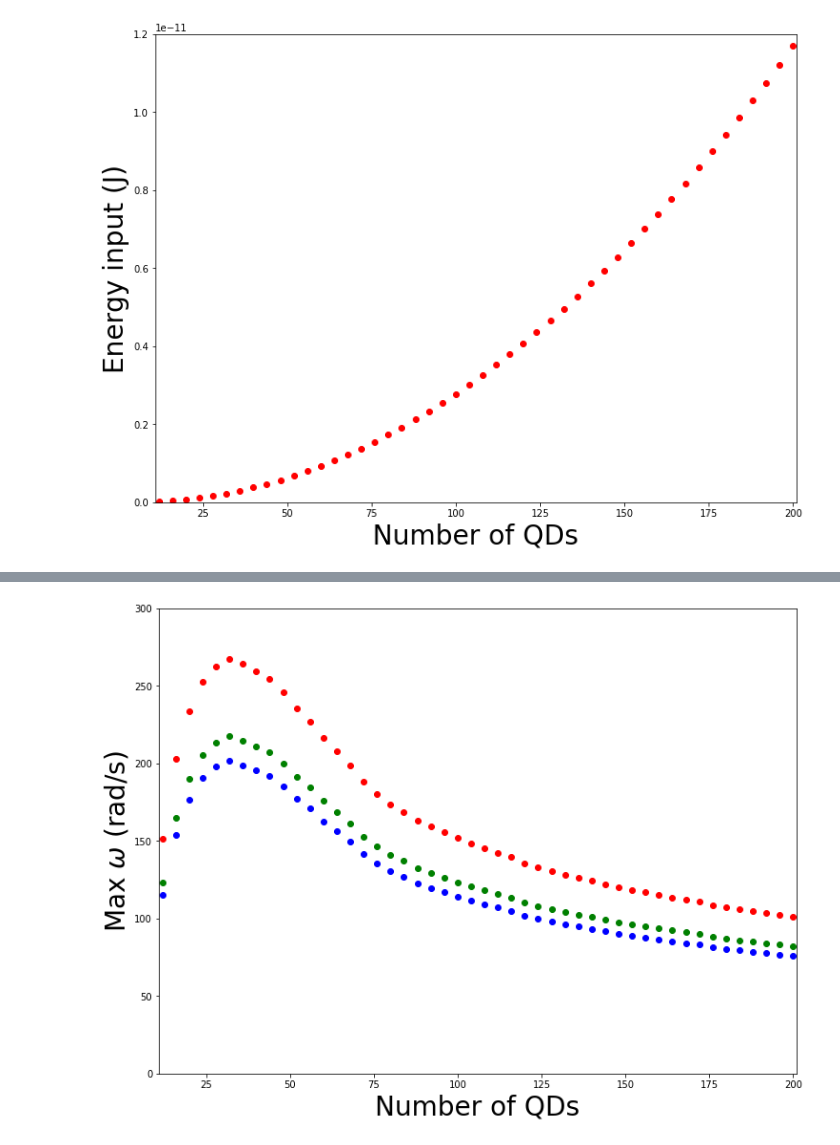
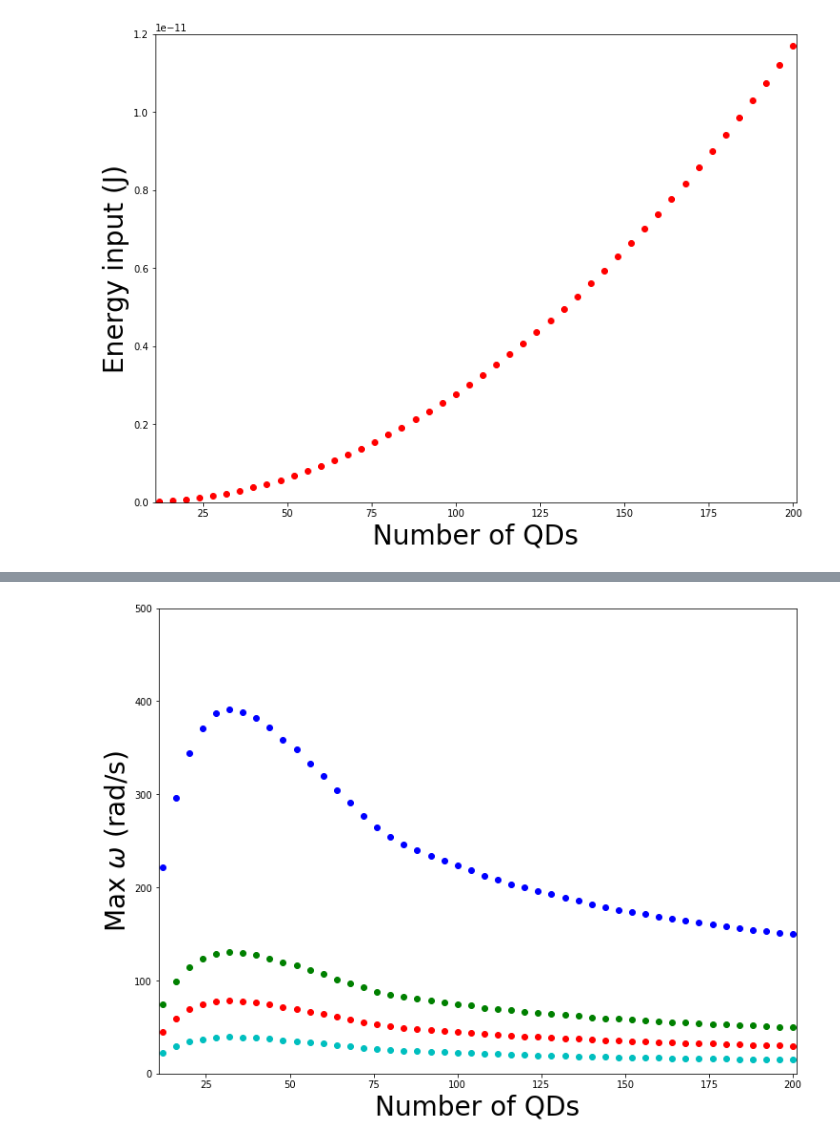
Before and after one commit to Paul-Burdekin/Final-codes, a Jupyter notebook: dm efficiency vs n.ipynb, the cells around one changed output, grey strips where cells are left out. Saved outputs shown, nothing was run; the diff lists cells and outputs as text; code cells hidden in the pictures.

```diff
--- a/dm efficiency vs n.ipynb
+++ b/dm efficiency vs n.ipynb
@@ -451,7 +446,8 @@ bx1.set_ylim( 0 , 1e-13 )
 bx1.set_xlim( startN-1 , N )
 bx2 = fig2.add_subplot(111)
 bx3 = fig2.add_subplot(111)
-bx_list = [bx1, bx2, bx3]
+bx4 = fig2.add_subplot(111)
+bx_list = [bx1, bx2, bx3, bx4]
 
 i=0
 tor = []
@@ -504,8 +500,8 @@ for element in fluid_density_list:
     j=0
     for n in np.arange(startN, N, 4):
         params = [ ( (constant_list[j]*(Rp_list[j]-(r_list[j]/4))/2)/(I_list[j]) ) , ( A_list[j]/(I_list[j]) ), ( B_list[j]/(I_list[j]) ), ( C_list[j]/(I_list[j]) ), (D_list[j]/(I_list[j]) ), ( E_list[j]/(I_list[j]) ), ( F_list[j]/(I_list[j]) ), ( G_list[j]/(I_list[j]) ), ( H_list[j]/(I_list[j]) ), ( J_list[j]/(I_list[j]) ), ( K_list[j]/(I_list[j]) ), (L_list[j]/(I_list[j]) ) ]
-        tStop = 3
-        tInc = 1e-5
+        tStop = 1e-2
+        tInc = 1e-7
         t_array = np.arange( 0, tStop, tInc)
         sol = odeint( solvr, [0,0], t_array, args=(params,) )
         keep_j = 0
@@ -605,7 +598,8 @@ ax1.set_ylim( 0 , 0.6 )
 ax1.set_xlim( startN-1 , N )
 ax2 = fig1.add_subplot(111)
 ax3 = fig1.add_subplot(111)
-ax_list = [ax1, ax2, ax3]
+ax4 = fig1.add_subplot(111)
+ax_list = [ax1, ax2, ax3, ax4]
 
 i=0
 for element in fluid_density_list:
@@ -715,14 +709,15 @@ dx1.set_ylim( 0 , 1.8e-15 )
 dx1.set_xlim( startN-1 , N )
 dx2 = fig3.add_subplot(111)
 dx3 = fig3.add_subplot(111)
-dx_list = [dx1, dx2, dx3]
+dx4 = fig3.add_subplot(111)
+dx_list = [dx1, dx2, dx3, dx4]
 
 i=0
 for element in fluid_density_list:
     j=0
-    E_OUT_list = E_OUTbig_list[i]
+    E_OUT_list = E_OUTbig_list[0]
     for n in np.arange(startN, N, 4):
-        dx_list[i].scatter( n_list[j], E_OUT_list[j], color = color_list[i] )
+        dx_list[0].scatter( n_list[j], E_OUT_list[j], color = color_list[0] )
         j+=1
     i+=1
 # %% [output]
@@ -759,25 +754,26 @@ for element in fluid_density_list:
 # %%
 fig4 = plt.figure(figsize=(12, 9))
 ex1 = fig4.add_subplot(111)
 ex1.set_xlabel('Number of QDs', fontsize ='28')
 ex1.set_ylabel('Max $\omega$ (rad/s)', fontsize ='28')
-ex1.set_ylim( 0 , 300)
+ex1.set_ylim( 0 , 500)
 ex1.set_xlim( startN-1 , N )
 ex2 = fig4.add_subplot(111)
 ex3 = fig4.add_subplot(111)
-ex_list = [ex1, ex2, ex3]
+ex4 = fig4.add_subplot(111)
+ex_list = [ex1, ex2, ex3, ex4]
 i=0
 for element in fluid_density_list:
     snipped_sol_list = snipped_solbig_list[i]
     j=0
     for n in np.arange(startN, N, 4):
         snip_sol = snipped_sol_list[j]
         maxw = np.max(snip_sol[1])
         ex_list[i].scatter( n_list[j], maxw, color = color_list[i] )
         j+=1
     i+=1
 # %% [output]
-[figure, old version]
+[figure, new version]
 # %%
 fig5 = plt.figure(figsize=(12, 9))
 fx1 = fig5.add_subplot(111)
```
Also changed, not shown: parts of 15 cells of this notebook.
